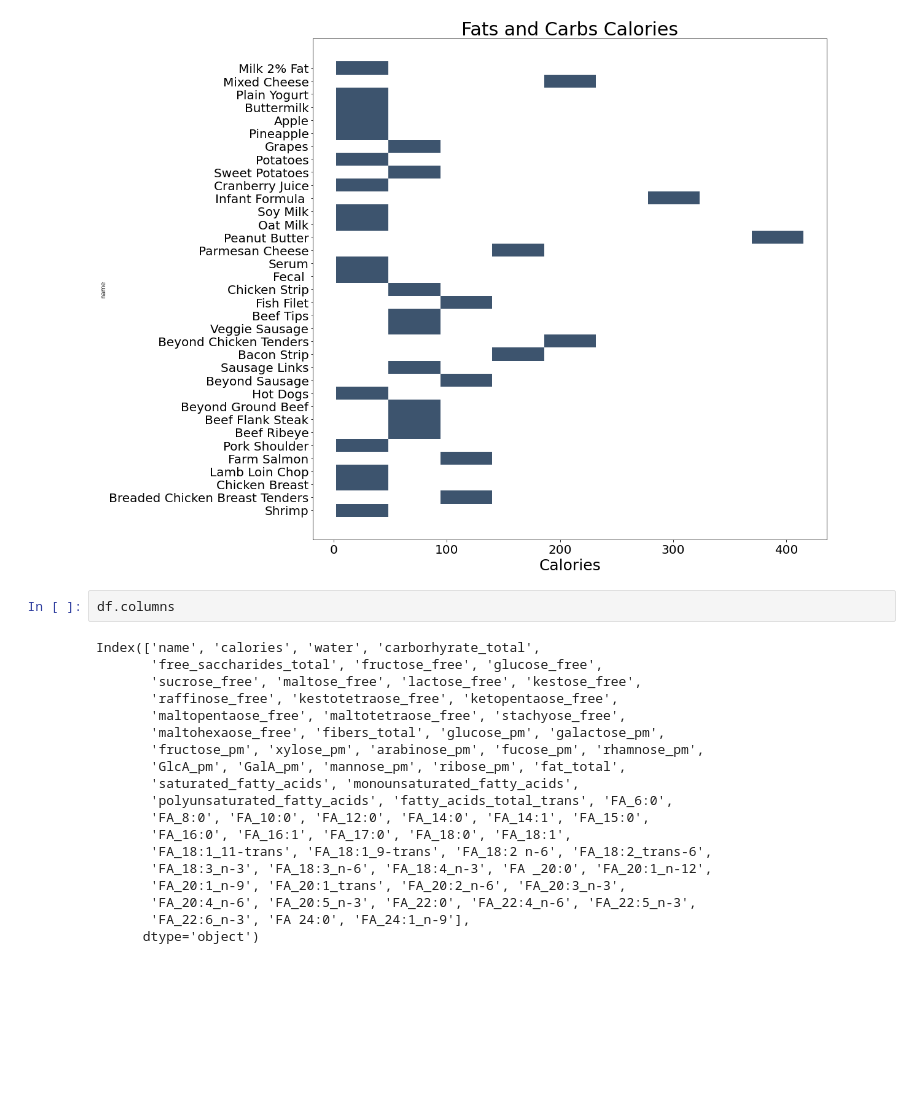
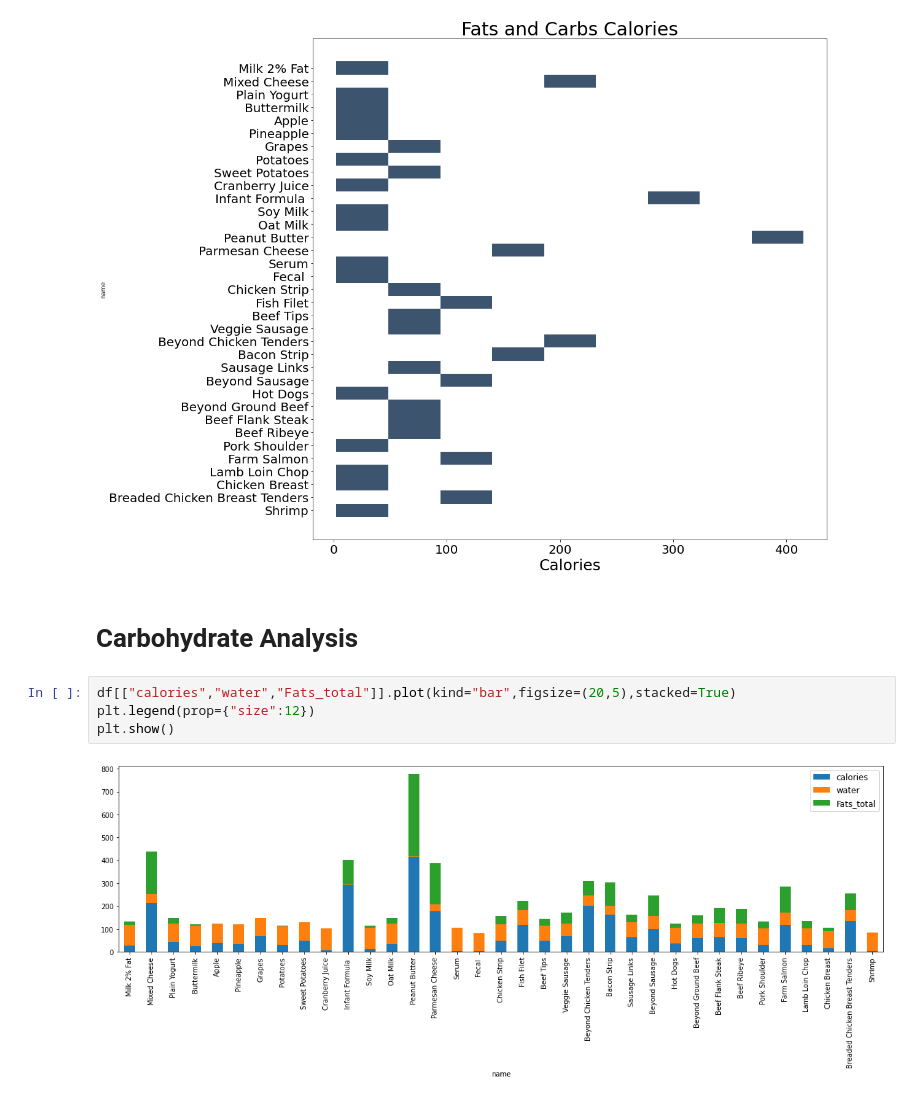
Before and after one commit to asimali004/Kaggle-Competition, a Jupyter notebook: fats-cabd-foods-raw.ipynb, the cells around one changed output. Drawn from its saved outputs; the diff is of its cells as text; blank space fills up the shorter version.

```diff
--- a/fats-cabd-foods-raw.ipynb
+++ b/fats-cabd-foods-raw.ipynb
@@ -87,24 +103,11 @@ ctd = df.columns[[10,13,18,20,32,33,35,58,71]]
 df.drop(ctd,axis=1,inplace=True)
 # %% [output]
 [figure]
-# %%
-df.columns
-# %% [output]
-Index(['name', 'calories', 'water', 'carborhyrate_total',
-       'free_saccharides_total', 'fructose_free', 'glucose_free',
-       'sucrose_free', 'maltose_free', 'lactose_free', 'kestose_free',
-       'raffinose_free', 'kestotetraose_free', 'ketopentaose_free',
-       'maltopentaose_free', 'maltotetraose_free', 'stachyose_free',
-       'maltohexaose_free', 'fibers_total', 'glucose_pm', 'galactose_pm',
-       'fructose_pm', 'xylose_pm', 'arabinose_pm', 'fucose_pm', 'rhamnose_pm',
-       'GlcA_pm', 'GalA_pm', 'mannose_pm', 'ribose_pm', 'fat_total',
-       'saturated_fatty_acids', 'monounsaturated_fatty_acids',
-       'polyunsaturated_fatty_acids', 'fatty_acids_total_trans', 'FA_6:0',
-       'FA_8:0', 'FA_10:0', 'FA_12:0', 'FA_14:0', 'FA_14:1', 'FA_15:0',
-       'FA_16:0', 'FA_16:1', 'FA_17:0', 'FA_18:0', 'FA_18:1',
-       'FA_18:1_11-trans', 'FA_18:1_9-trans', 'FA_18:2 n-6', 'FA_18:2_trans-6',
-       'FA_18:3_n-3', 'FA_18:3_n-6', 'FA_18:4_n-3', 'FA _20:0', 'FA_20:1_n-12',
-       'FA_20:1_n-9', 'FA_20:1_trans', 'FA_20:2_n-6', 'FA_20:3_n-3',
-       'FA_20:4_n-6', 'FA_20:5_n-3', 'FA_22:0', 'FA_22:4_n-6', 'FA_22:5_n-3',
-       'FA_22:6_n-3', 'FA 24:0', 'FA_24:1_n-9'],
-      dtype='object')
+# %% [markdown]
+# **Carbohydrate Analysis**
+# %%
+df[["calories","water","Fats_total"]].plot(kind="bar",figsize=(20,5),stacked=True)
+plt.legend(prop={"size":12})
+plt.show()
+# %% [output]
+[figure, added]
```
Also changed, not shown: parts of 17 cells of this notebook.
